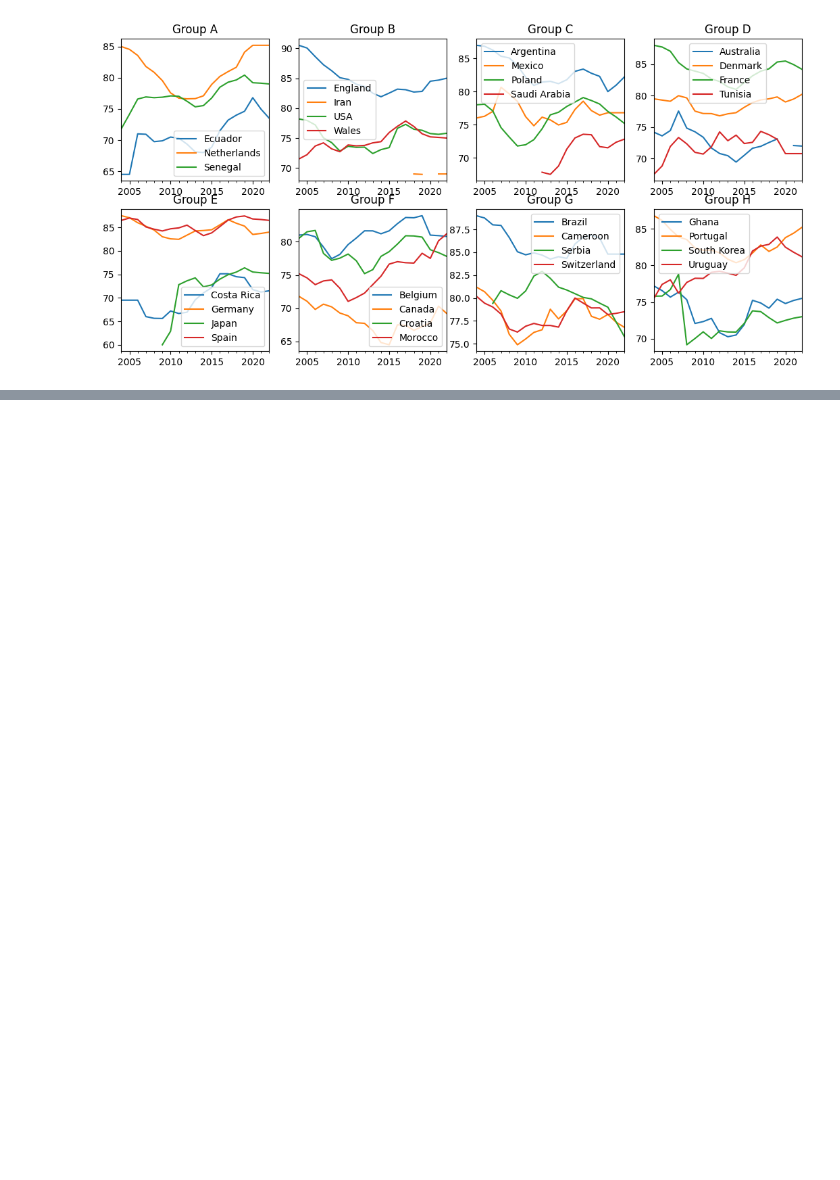
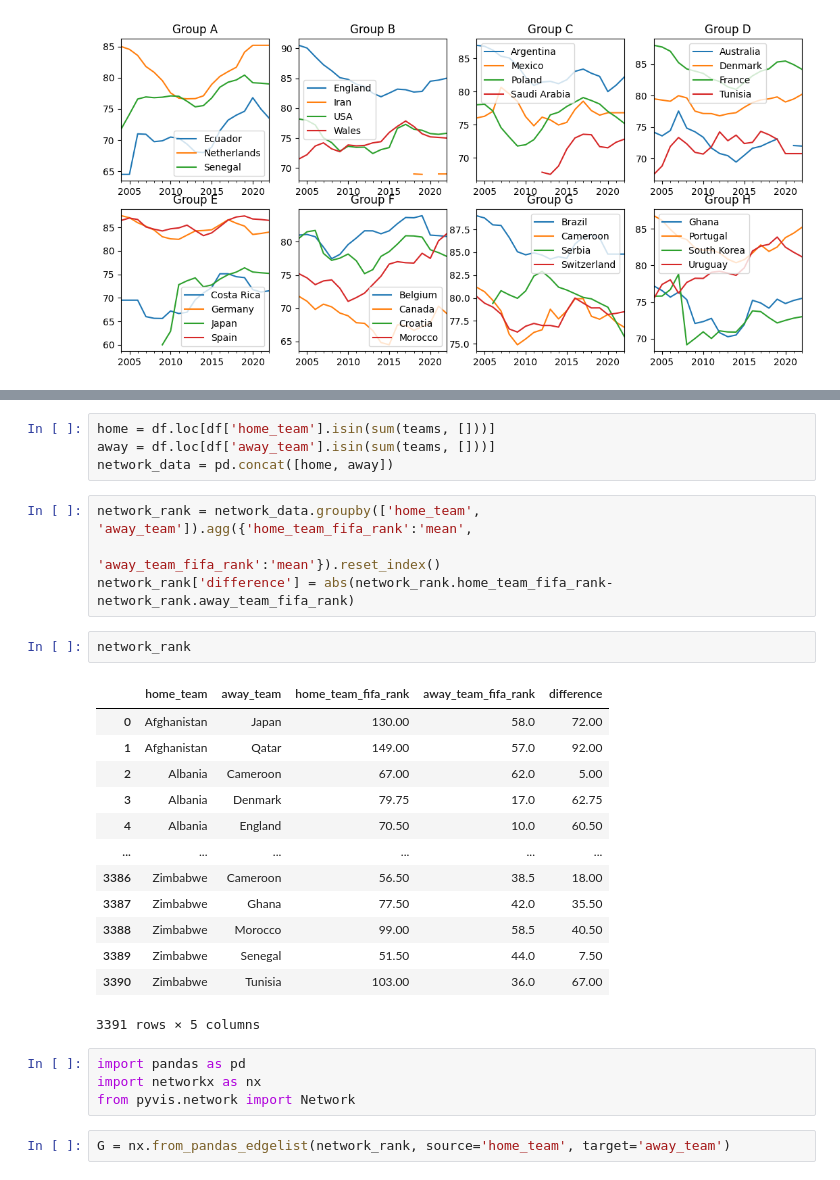
Before and after one commit to dabudaeva/stavki, a Jupyter notebook: scripts/eda.ipynb, the cells around one changed output, grey strips where cells are left out. Saved outputs shown, nothing was run; the diff lists cells and outputs as text; blank space fills up the shorter version.

```diff
--- a/scripts/eda.ipynb
+++ b/scripts/eda.ipynb
@@ -253,0 +323,30 @@ plt.show()
+# %%
+home = df.loc[df['home_team'].isin(sum(teams, []))]
+away = df.loc[df['away_team'].isin(sum(teams, []))]
+network_data = pd.concat([home, away])
+# %%
+network_rank = network_data.groupby(['home_team', 'away_team']).agg({'home_team_fifa_rank':'mean',
+                                                                     'away_team_fifa_rank':'mean'}).reset_index()
+network_rank['difference'] = abs(network_rank.home_team_fifa_rank-network_rank.away_team_fifa_rank)
+# %%
+network_rank
+# %% [output]
+|  | home_team | away_team | home_team_fifa_rank | away_team_fifa_rank | difference |
+| 0 | Afghanistan | Japan | 130.00 | 58.0 | 72.00 |
+| 1 | Afghanistan | Qatar | 149.00 | 57.0 | 92.00 |
+| 2 | Albania | Cameroon | 67.00 | 62.0 | 5.00 |
+| 3 | Albania | Denmark | 79.75 | 17.0 | 62.75 |
+| 4 | Albania | England | 70.50 | 10.0 | 60.50 |
+| ... | ... | ... | ... | ... | ... |
+| 3386 | Zimbabwe | Cameroon | 56.50 | 38.5 | 18.00 |
+| 3387 | Zimbabwe | Ghana | 77.50 | 42.0 | 35.50 |
+| 3388 | Zimbabwe | Morocco | 99.00 | 58.5 | 40.50 |
+| 3389 | Zimbabwe | Senegal | 51.50 | 44.0 | 7.50 |
+| 3390 | Zimbabwe | Tunisia | 103.00 | 36.0 | 67.00 |
+3391 rows × 5 columns
+# %%
+import pandas as pd
+import networkx as nx
+from pyvis.network import Network
+# %%
+G = nx.from_pandas_edgelist(network_rank, source='home_team', target='away_team')
```
Also changed, not shown: parts of 5 cells of this notebook, 19 other files.
